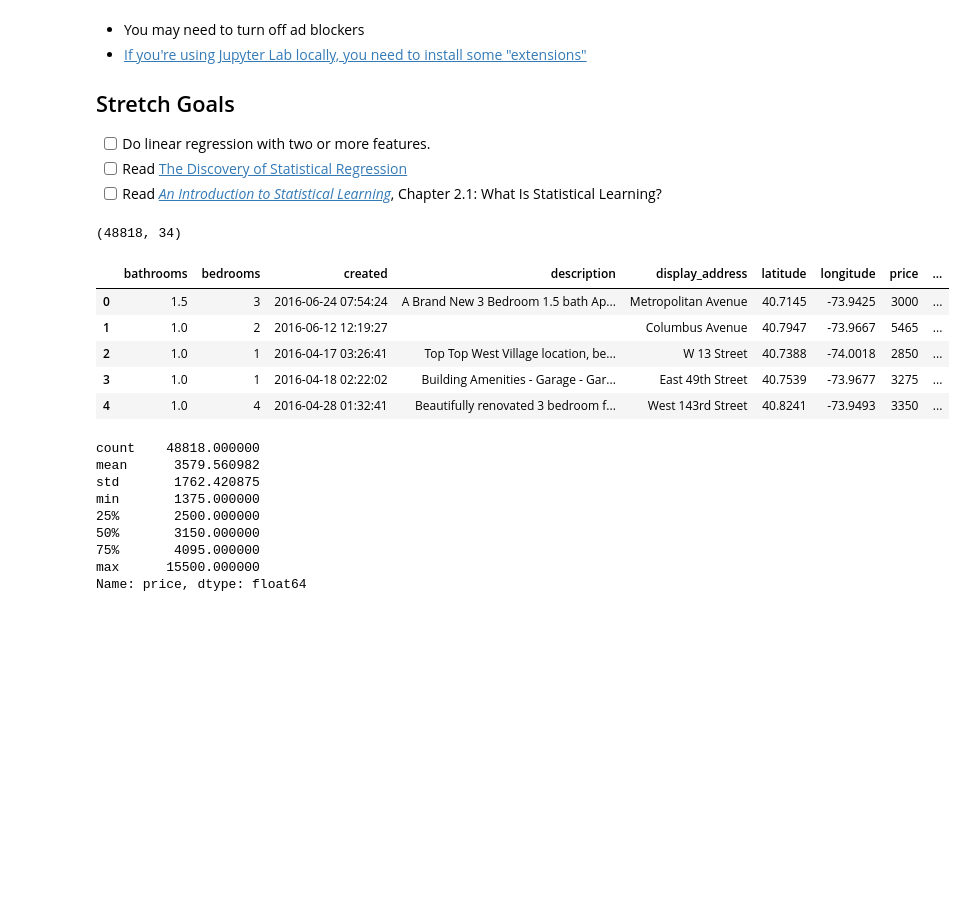
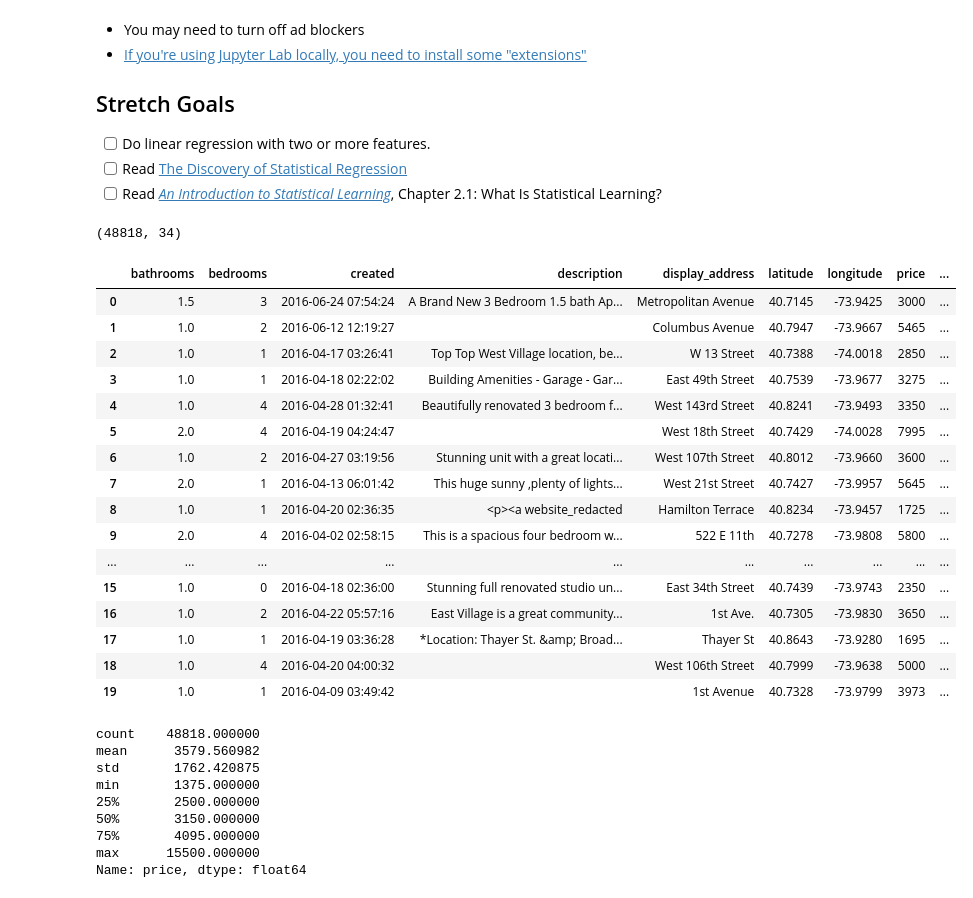
Before and after one commit to hyamynl619/DS-Unit-2-Linear-Models, a Jupyter notebook: module1-regression-1/LS_DS_211_assignment.ipynb, the cells around one changed output. Drawn from its saved outputs; the diff is of its cells as text; code cells hidden in the pictures; blank space fills up the shorter version.

```diff
--- a/module1-regression-1/LS_DS_211_assignment.ipynb
+++ b/module1-regression-1/LS_DS_211_assignment.ipynb
@@ -62,15 +62,26 @@ df = df[(df['price'] >= 1375) & (df['price'] <= 15500) &
         (df['longitude'] >= -74.1) & (df['longitude'] <= -73.38)]
 # %%
 print(df.shape)
-df.head(5)
+df.head(20)
 # %% [output]
 (48818, 34)
 |  | bathrooms | bedrooms | created | description | display_address | latitude | longitude | price | ... |
 | 0 | 1.5 | 3 | 2016-06-24 07:54:24 | A Brand New 3 Bedroom 1.5 bath Ap... | Metropolitan Avenue | 40.7145 | -73.9425 | 3000 | ... |
 | 1 | 1.0 | 2 | 2016-06-12 12:19:27 |  | Columbus Avenue | 40.7947 | -73.9667 | 5465 | ... |
 | 2 | 1.0 | 1 | 2016-04-17 03:26:41 | Top Top West Village location, be... | W 13 Street | 40.7388 | -74.0018 | 2850 | ... |
 | 3 | 1.0 | 1 | 2016-04-18 02:22:02 | Building Amenities - Garage - Gar... | East 49th Street | 40.7539 | -73.9677 | 3275 | ... |
 | 4 | 1.0 | 4 | 2016-04-28 01:32:41 | Beautifully renovated 3 bedroom f... | West 143rd Street | 40.8241 | -73.9493 | 3350 | ... |
+| 5 | 2.0 | 4 | 2016-04-19 04:24:47 |  | West 18th Street | 40.7429 | -74.0028 | 7995 | ... |
+| 6 | 1.0 | 2 | 2016-04-27 03:19:56 | Stunning unit with a great locati... | West 107th Street | 40.8012 | -73.9660 | 3600 | ... |
+| 7 | 2.0 | 1 | 2016-04-13 06:01:42 | This huge sunny ,plenty of lights... | West 21st Street | 40.7427 | -73.9957 | 5645 | ... |
+| 8 | 1.0 | 1 | 2016-04-20 02:36:35 | <p><a website_redacted | Hamilton Terrace | 40.8234 | -73.9457 | 1725 | ... |
+| 9 | 2.0 | 4 | 2016-04-02 02:58:15 | This is a spacious four bedroom w... | 522 E 11th | 40.7278 | -73.9808 | 5800 | ... |
+| ... | ... | ... | ... | ... | ... | ... | ... | ... | ... |
+| 15 | 1.0 | 0 | 2016-04-18 02:36:00 | Stunning full renovated studio un... | East 34th Street | 40.7439 | -73.9743 | 2350 | ... |
+| 16 | 1.0 | 2 | 2016-04-22 05:57:16 | East Village is a great community... | 1st Ave. | 40.7305 | -73.9830 | 3650 | ... |
+| 17 | 1.0 | 1 | 2016-04-19 03:36:28 | *Location: Thayer St. &amp; Broad... | Thayer St | 40.8643 | -73.9280 | 1695 | ... |
+| 18 | 1.0 | 4 | 2016-04-20 04:00:32 |  | West 106th Street | 40.7999 | -73.9638 | 5000 | ... |
+| 19 | 1.0 | 1 | 2016-04-09 03:49:42 |  | 1st Avenue | 40.7328 | -73.9799 | 3973 | ... |
 # %%
 #There are about 48818 apartments for rent in NY with an average rent of $3,579 per month
 df['price'].describe()
```
Also changed, not shown: parts of 9 cells of this notebook.
